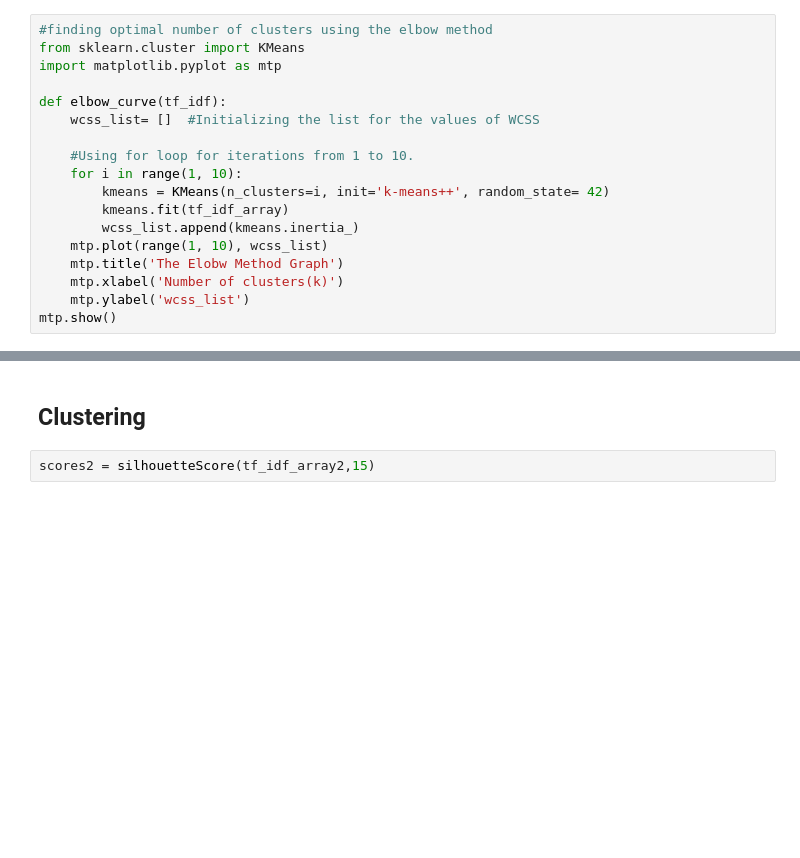
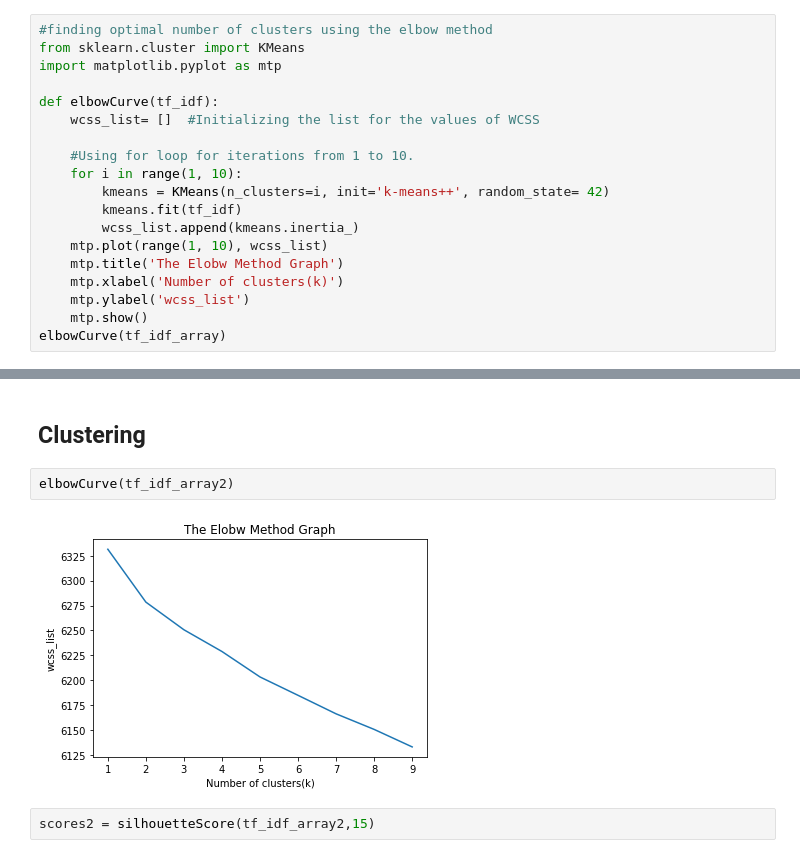
Before and after one commit to marxbilal/FYP---Tajziya-, a Jupyter notebook: Python NLP/Final-Clustering.ipynb, the cells around one changed output, grey strips where cells are left out. Drawn from its saved outputs; the diff is of its cells as text; blank space fills up the shorter version.

```diff
--- a/Python NLP/Final-Clustering.ipynb
+++ b/Python NLP/Final-Clustering.ipynb
@@ -287,19 +287,20 @@ plt.imshow(word_cloud, interpolation="bilinear")
 from sklearn.cluster import KMeans
 import matplotlib.pyplot as mtp
 
-def elbow_curve(tf_idf):
+def elbowCurve(tf_idf):
     wcss_list= []  #Initializing the list for the values of WCSS
 
     #Using for loop for iterations from 1 to 10.
     for i in range(1, 10):
         kmeans = KMeans(n_clusters=i, init='k-means++', random_state= 42)
-        kmeans.fit(tf_idf_array)
+        kmeans.fit(tf_idf)
         wcss_list.append(kmeans.inertia_)
     mtp.plot(range(1, 10), wcss_list)
     mtp.title('The Elobw Method Graph')
     mtp.xlabel('Number of clusters(k)')
     mtp.ylabel('wcss_list')
-mtp.show()
+    mtp.show()
+elbowCurve(tf_idf_array)
 # %% [output]
 [figure]
 # %%
@@ -396,6 +397,10 @@ plt.imshow(word_cloud, interpolation="bilinear")
 [figure]
 # %% [markdown]
 ## Clustering
+# %%
+elbowCurve(tf_idf_array2)
+# %% [output]
+[figure, added]
 # %%
 scores2 = silhouetteScore(tf_idf_array2,15)
 # %% [output]
```
